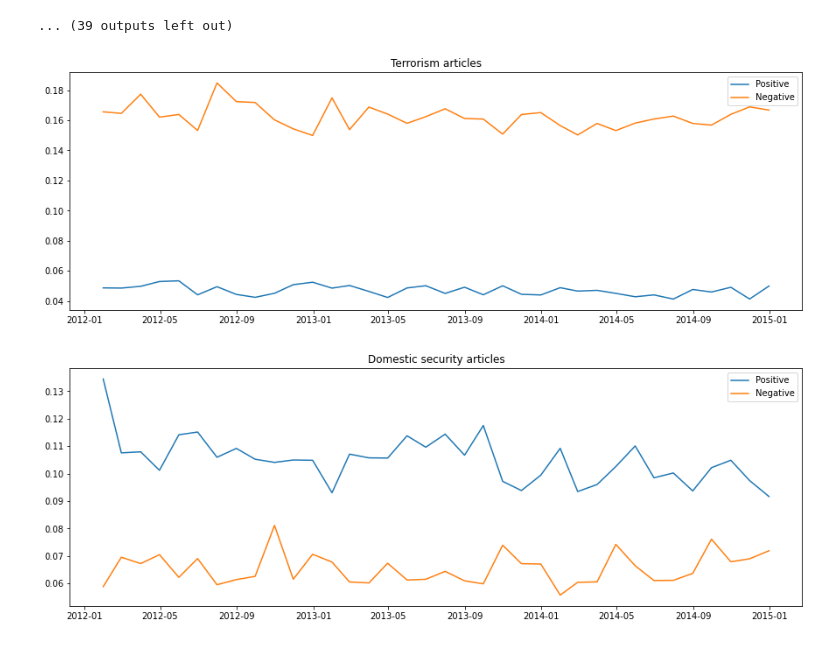
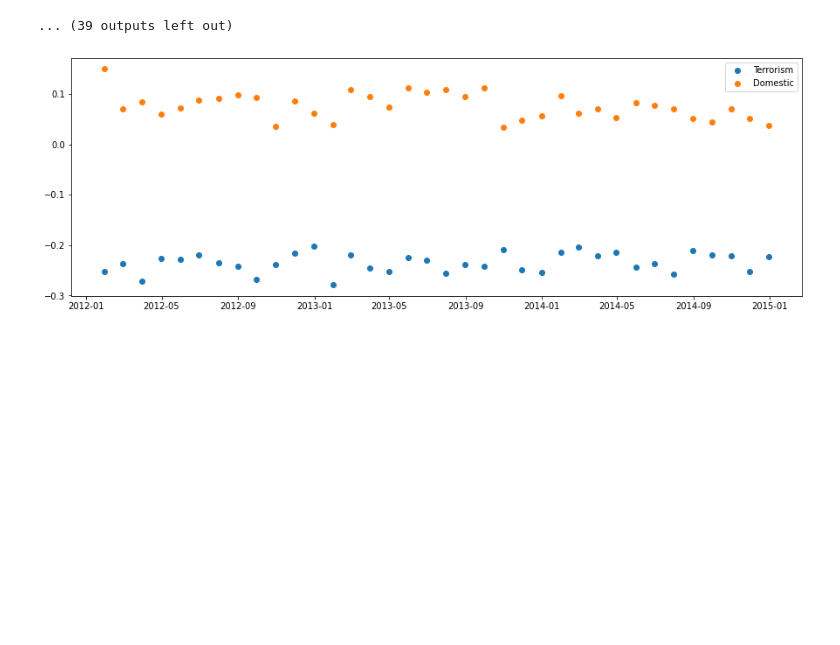
Before and after one commit to JulienVig/CS-401-Tweet-Analysis, a Jupyter notebook: tweet_analysis.ipynb, the cells around one changed output. Drawn from its saved outputs; the diff is of its cells as text; code cells hidden in the pictures; blank space fills up the shorter version.

```diff
--- a/tweet_analysis.ipynb
+++ b/tweet_analysis.ipynb
@@ -467,9 +467,15 @@ def plot_sentiment(df, title):
     plt.legend()
     plt.title(title)
     plt.show()
-# %%
-plot_sentiment(terrorism, 'Terrorism articles')
-plot_sentiment(domestic,'Domestic security articles')
-# %% [output]
-[figure, removed]
-[figure, removed]
+# %%
+# plot_sentiment(terrorism, 'Terrorism articles')
+# plot_sentiment(domestic,'Domestic security articles')
+
+
+plt.figure(figsize=(15,5))
+plt.scatter(terrorism.date, terrorism.compound, label='Terrorism')
+plt.scatter(domestic.date, domestic.compound, label='Domestic')
+plt.legend()
+plt.show()
+# %% [output]
+[figure, added]
```
Also changed, not shown: parts of 1 cell of this notebook.
